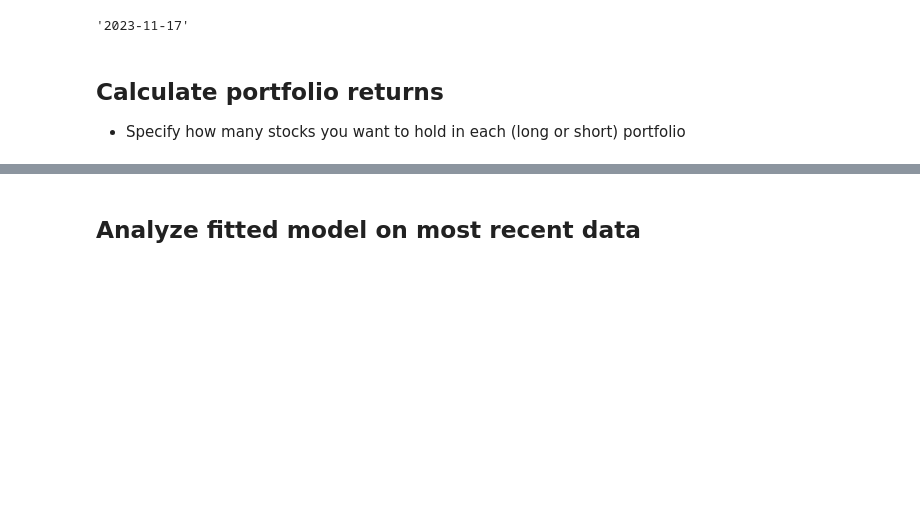
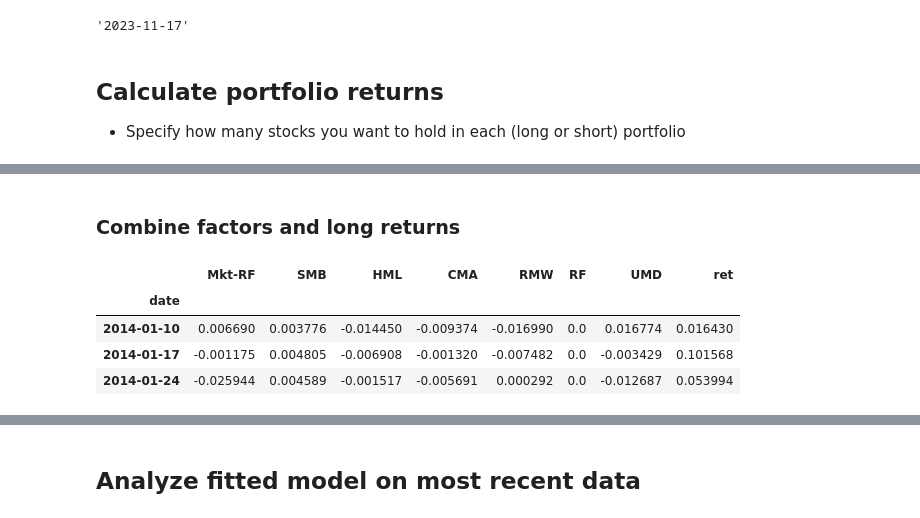
Before and after one commit to kerryback/MGMT638, a Jupyter notebook: notebooks/11-backtest.ipynb, the cells around one changed output, grey strips where cells are left out. Cells and saved outputs as stored; diff of their text form; code cells hidden in the pictures; blank space fills up the shorter version.

```diff
--- a/notebooks/11-backtest.ipynb
+++ b/notebooks/11-backtest.ipynb
@@ -147,0 +157,19 @@ mean annualized short return is -24.73%
+# %%
+from pandas_datareader import DataReader as pdr
+
+famafrench = pdr("F-F_Research_Data_5_Factors_2x3_daily", "famafrench", start=2010)[0] / 100
+famafrench.index.name = "date"
+famafrench = famafrench.reset_index()
+famafrench["year"] = famafrench.date.apply(lambda x: x.isocalendar()[0])
+famafrench["week"] = famafrench.date.apply(lambda x: x.isocalendar()[1])
+
+ff = None
+for col in ["Mkt-RF", "SMB", "HML", "CMA", "RMW", "RF"]:
+    ser = famafrench.groupby(["year", "week"], group_keys=True)[col].apply(
+        lambda x: (1+x).prod() - 1
+    )
+    ser.name = col
+    ff = pd.concat((ff, ser), axis=1)
+ff["date"] = famafrench.groupby(["year", "week"], group_keys=True).date.last()
+ff = ff.reset_index(drop=True)
+ff = ff.set_index("date")
@@ -147,0 +191,13 @@ mean annualized short return is -24.73%
+# %% [markdown]
+### Combine factors and long returns
+# %%
+long_ret.name = "ret"
+long_ret.index = pd.to_datetime(long_ret.index)
+data = pd.concat((ff, umd, long_ret), axis=1).dropna()
+data.head(3)
+# %% [output]
+|  | Mkt-RF | SMB | HML | CMA | RMW | RF | UMD | ret |
+| date |  |  |  |  |  |  |  |  |
+| 2014-01-10 | 0.006690 | 0.003776 | -0.014450 | -0.009374 | -0.016990 | 0.0 | 0.016774 | 0.016430 |
+| 2014-01-17 | -0.001175 | 0.004805 | -0.006908 | -0.001320 | -0.007482 | 0.0 | -0.003429 | 0.101568 |
+| 2014-01-24 | -0.025944 | 0.004589 | -0.001517 | -0.005691 | 0.000292 | 0.0 | -0.012687 | 0.053994 |
```
Also changed, not shown: parts of 31 cells of this notebook, 8 other files.
